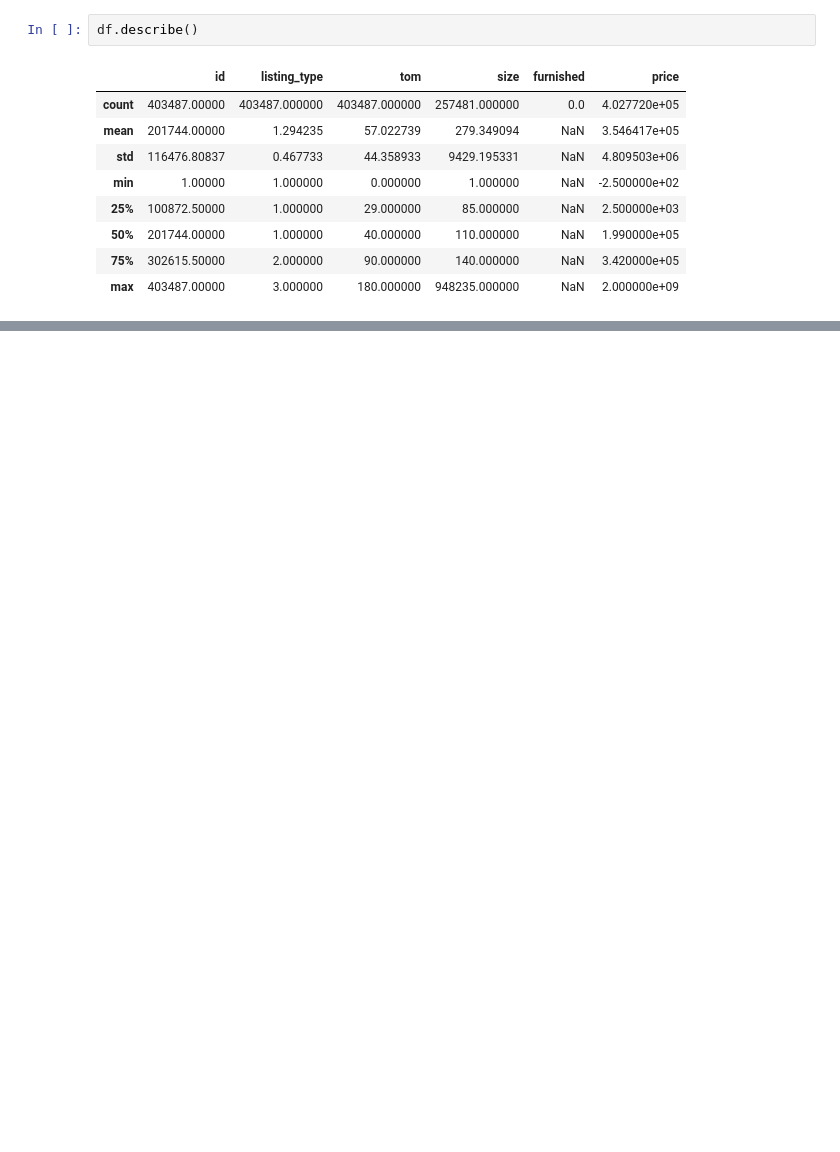
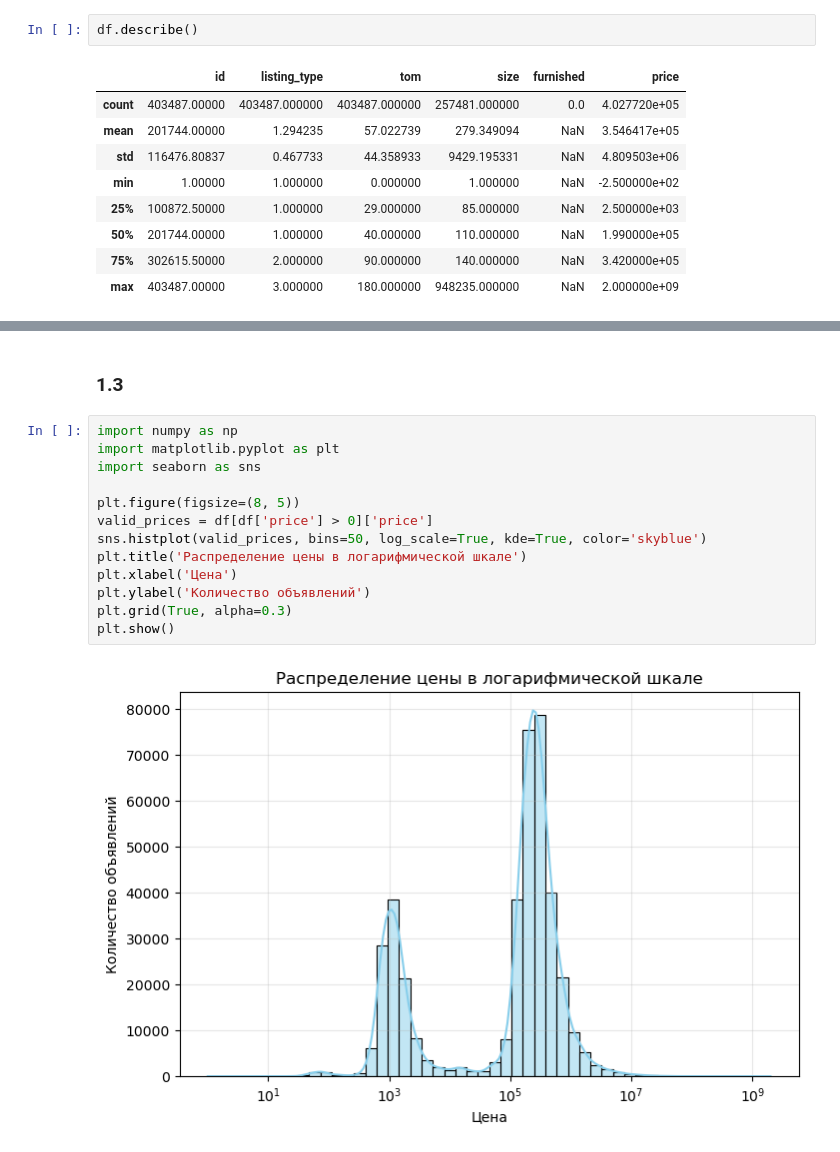
Before and after one commit to mamba578/first_work_four_kurs, a Jupyter notebook: Первая работа.ipynb, the cells around one changed output, grey strips where cells are left out. Saved outputs shown, nothing was run; the diff lists cells and outputs as text; blank space fills up the shorter version.

```diff
--- a/Первая работа.ipynb
+++ b/Первая работа.ipynb
@@ -124,0 +116,17 @@ df.describe()
+# %% [markdown]
+### 1.3
+# %%
+import numpy as np
+import matplotlib.pyplot as plt
+import seaborn as sns
+
+plt.figure(figsize=(8, 5))
+valid_prices = df[df['price'] > 0]['price']
+sns.histplot(valid_prices, bins=50, log_scale=True, kde=True, color='skyblue')
+plt.title('Распределение цены в логарифмической шкале')
+plt.xlabel('Цена')
+plt.ylabel('Количество объявлений')
+plt.grid(True, alpha=0.3)
+plt.show()
+# %% [output]
+[figure, added]
```
Also changed, not shown: parts of 57 cells of this notebook.
